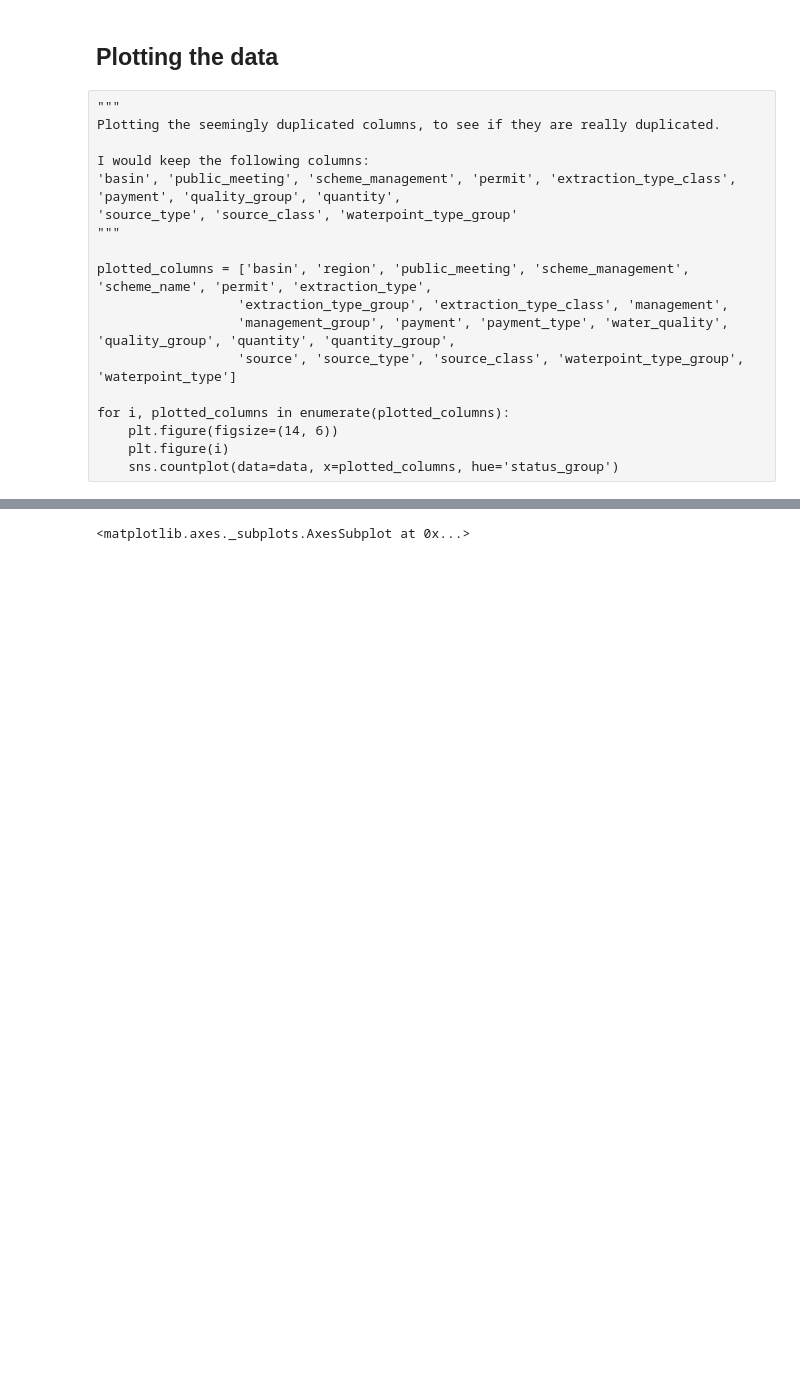
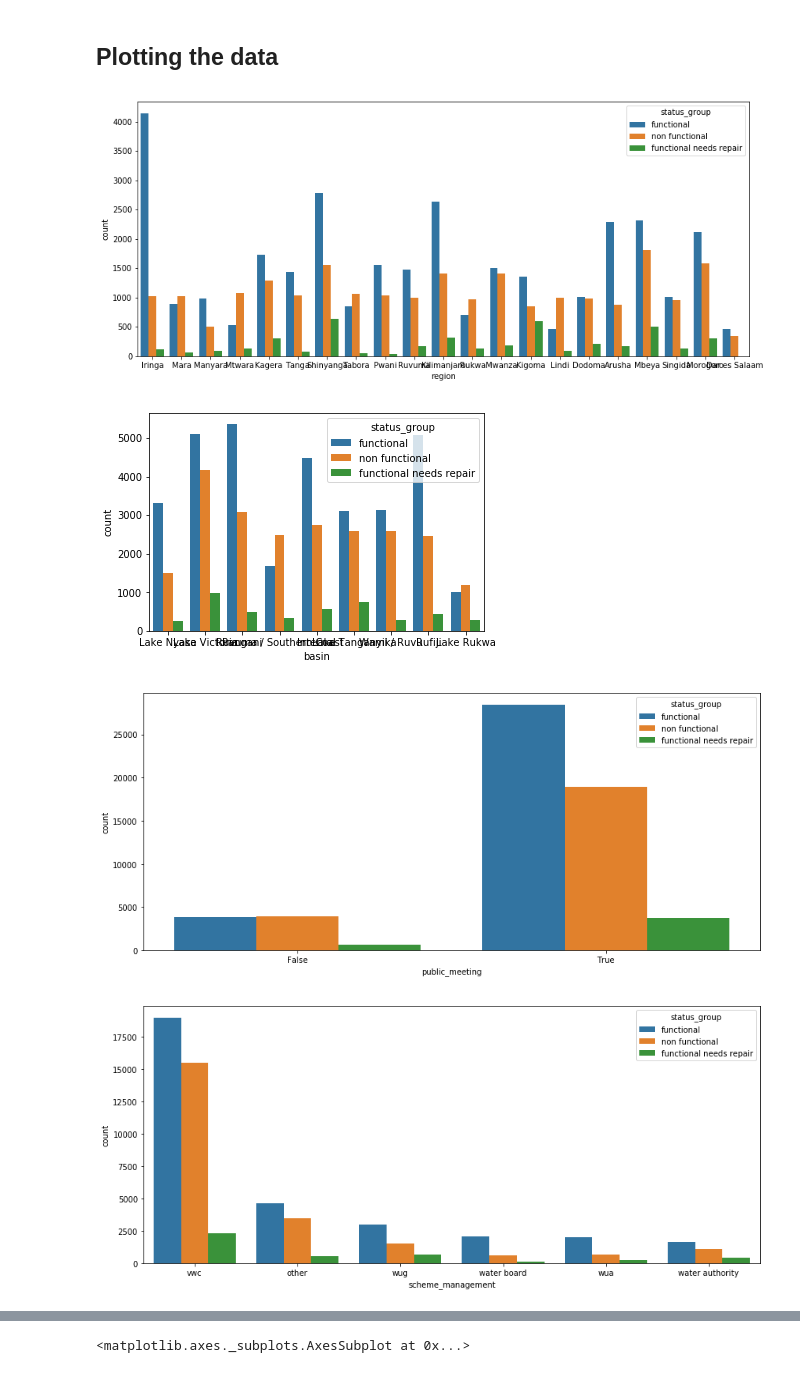
Before and after one commit to bbalazs88/Machine_Learning, a Jupyter notebook: Pump_it_up_v2.ipynb, the cells around one changed output, grey strips where cells are left out. Saved outputs shown, nothing was run; the diff lists cells and outputs as text; code cells hidden in the pictures; blank space fills up the shorter version.

```diff
--- a/Pump_it_up_v2.ipynb
+++ b/Pump_it_up_v2.ipynb
@@ -362,21 +379,26 @@ data.columns[data.isnull().any()]
 Index(['scheme_name'], dtype='object')
 # %% [markdown]
 ## Plotting the data
-# %% [raw]
-"""
-Plotting the seemingly duplicated columns, to see if they are really duplicated.
-
-I would keep the following columns:
-'basin', 'public_meeting', 'scheme_management', 'permit', 'extraction_type_class', 'payment', 'quality_group', 'quantity',
-'source_type', 'source_class', 'waterpoint_type_group'
-"""
-
-plotted_columns = ['basin', 'region', 'public_meeting', 'scheme_management', 'scheme_name', 'permit', 'extraction_type',
-                  'extraction_type_group', 'extraction_type_class', 'management',
-                  'management_group', 'payment', 'payment_type', 'water_quality', 'quality_group', 'quantity', 'quantity_group',
-                  'source', 'source_type', 'source_class', 'waterpoint_type_group', 'waterpoint_type']
-
-for i, plotted_columns in enumerate(plotted_columns):
-    plt.figure(figsize=(14, 6))
-    plt.figure(i)
-    sns.countplot(data=data, x=plotted_columns, hue='status_group')
+# %%
+"""
+Plotting the seemingly duplicated columns, to see if they are really duplicated.
+
+I would keep the following columns:
+'basin', 'public_meeting', 'scheme_management', 'permit', 'extraction_type_class', 'payment', 'quality_group', 'quantity',
+'source_type', 'source_class', 'waterpoint_type_group'
+"""
+
+plotted_columns = ['basin', 'region', 'public_meeting', 'scheme_management', 'scheme_name', 'permit', 'extraction_type',
+                  'extraction_type_group', 'extraction_type_class', 'management',
+                  'management_group', 'payment', 'payment_type', 'water_quality', 'quality_group', 'quantity', 'quantity_group',
+                  'source', 'source_type', 'source_class', 'waterpoint_type_group', 'waterpoint_type']
+
+for i, plotted_columns in enumerate(plotted_columns):
+    plt.figure(figsize=(14, 6))
+    plt.figure(i)
+    sns.countplot(data=data, x=plotted_columns, hue='status_group')
+# %% [output]
+[figure, added]
+[figure, added]
+[figure, added]
+[figure, added]
```
Also changed, not shown: parts of 46 cells of this notebook.
